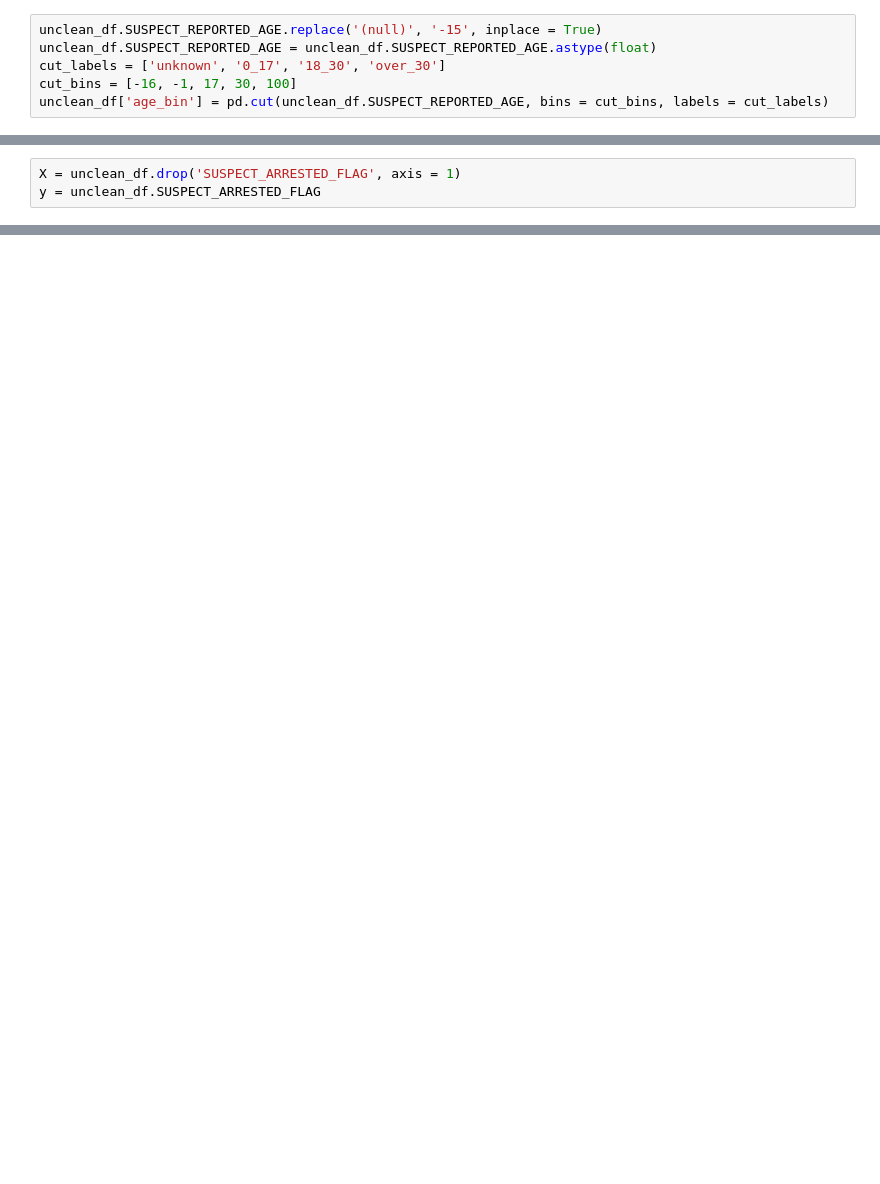
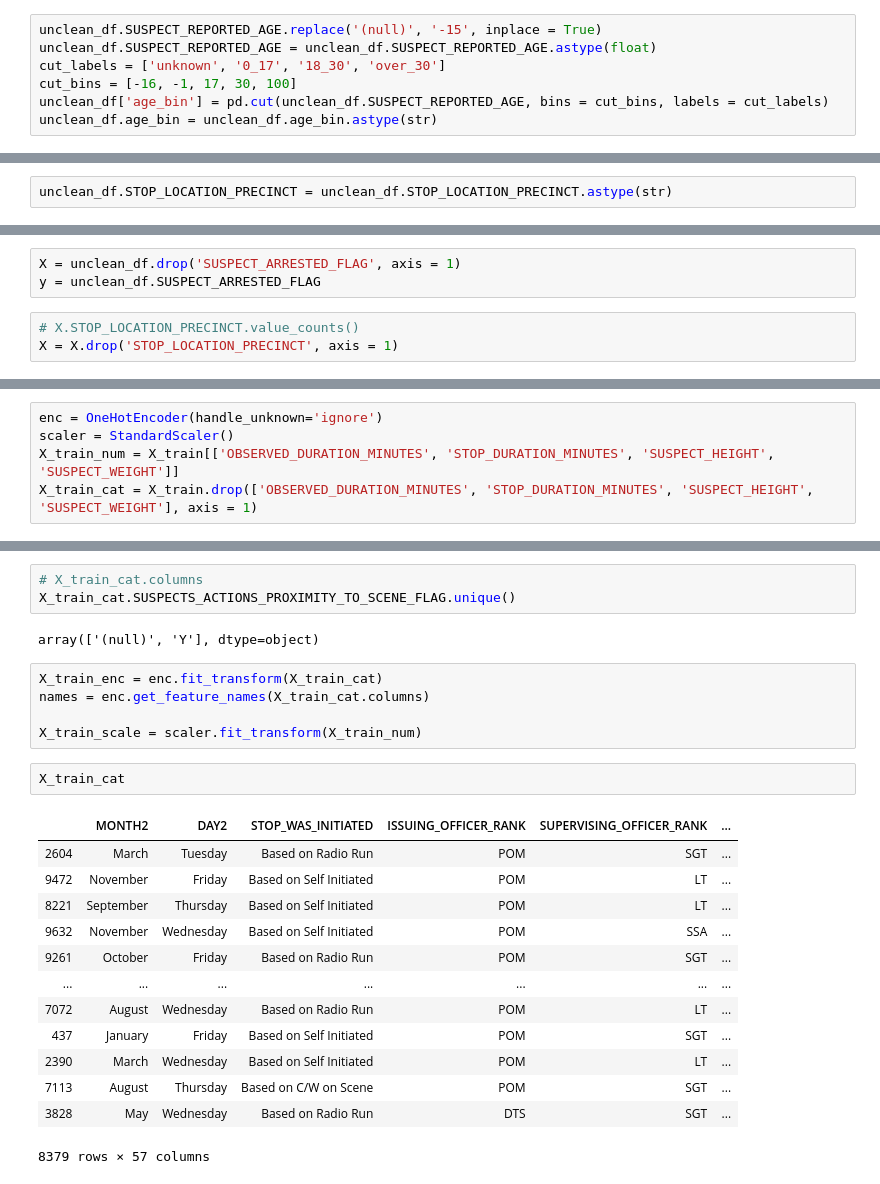
Before and after one commit to anesumasube/NYPD-Frisk, a Jupyter notebook: stephen_modeling.ipynb, the cells around one changed output, grey strips where cells are left out. Cells and saved outputs as stored; diff of their text form; blank space fills up the shorter version.

```diff
--- a/stephen_modeling.ipynb
+++ b/stephen_modeling.ipynb
@@ -16,8 +23,11 @@ unclean_df.SUSPECT_REPORTED_AGE = unclean_df.SUSPECT_REPORTED_AGE.astype(float)
 cut_labels = ['unknown', '0_17', '18_30', 'over_30']
 cut_bins = [-16, -1, 17, 30, 100]
 unclean_df['age_bin'] = pd.cut(unclean_df.SUSPECT_REPORTED_AGE, bins = cut_bins, labels = cut_labels)
+unclean_df.age_bin = unclean_df.age_bin.astype(str)
 # %%
 unclean_df = unclean_df.drop('SUSPECT_REPORTED_AGE', axis = 1)
+# %%
+unclean_df.STOP_LOCATION_PRECINCT = unclean_df.STOP_LOCATION_PRECINCT.astype(str)
 # %%
 unclean_df = unclean_df[unclean_df['SUSPECT_HEIGHT'] != '(null)']
 unclean_df.SUSPECT_HEIGHT = unclean_df.SUSPECT_HEIGHT.astype(float)
@@ -39,4 +53,7 @@ unclean_df.head()
 # %%
 X = unclean_df.drop('SUSPECT_ARRESTED_FLAG', axis = 1)
 y = unclean_df.SUSPECT_ARRESTED_FLAG
+# %%
+# X.STOP_LOCATION_PRECINCT.value_counts()
+X = X.drop('STOP_LOCATION_PRECINCT', axis = 1)
 # %%
@@ -43,0 +61,5 @@ X_train, X_test, y_train, y_test = train_test_split(X, y, test_size = 0.2)
+# %%
+enc = OneHotEncoder(handle_unknown='ignore')
+scaler = StandardScaler()
+X_train_num = X_train[['OBSERVED_DURATION_MINUTES', 'STOP_DURATION_MINUTES', 'SUSPECT_HEIGHT', 'SUSPECT_WEIGHT']]
+X_train_cat = X_train.drop(['OBSERVED_DURATION_MINUTES', 'STOP_DURATION_MINUTES', 'SUSPECT_HEIGHT', 'SUSPECT_WEIGHT'], axis = 1)
@@ -43,0 +86,26 @@ X_train, X_test, y_train, y_test = train_test_split(X, y, test_size = 0.2)
+# %%
+# X_train_cat.columns
+X_train_cat.SUSPECTS_ACTIONS_PROXIMITY_TO_SCENE_FLAG.unique()
+# %% [output]
+array(['(null)', 'Y'], dtype=object)
+# %%
+X_train_enc = enc.fit_transform(X_train_cat)
+names = enc.get_feature_names(X_train_cat.columns)
+
+X_train_scale = scaler.fit_transform(X_train_num)
+# %%
+X_train_cat
+# %% [output]
+|  | MONTH2 | DAY2 | STOP_WAS_INITIATED | ISSUING_OFFICER_RANK | SUPERVISING_OFFICER_RANK | ... |
+| 2604 | March | Tuesday | Based on Radio Run | POM | SGT | ... |
+| 9472 | November | Friday | Based on Self Initiated | POM | LT | ... |
+| 8221 | September | Thursday | Based on Self Initiated | POM | LT | ... |
+| 9632 | November | Wednesday | Based on Self Initiated | POM | SSA | ... |
+| 9261 | October | Friday | Based on Radio Run | POM | SGT | ... |
+| ... | ... | ... | ... | ... | ... | ... |
+| 7072 | August | Wednesday | Based on Radio Run | POM | LT | ... |
+| 437 | January | Friday | Based on Self Initiated | POM | SGT | ... |
+| 2390 | March | Wednesday | Based on Self Initiated | POM | LT | ... |
+| 7113 | August | Thursday | Based on C/W on Scene | POM | SGT | ... |
+| 3828 | May | Wednesday | Based on Radio Run | DTS | SGT | ... |
+8379 rows × 57 columns
```
Also changed, not shown: parts of 67 cells of this notebook, 2 other files.
